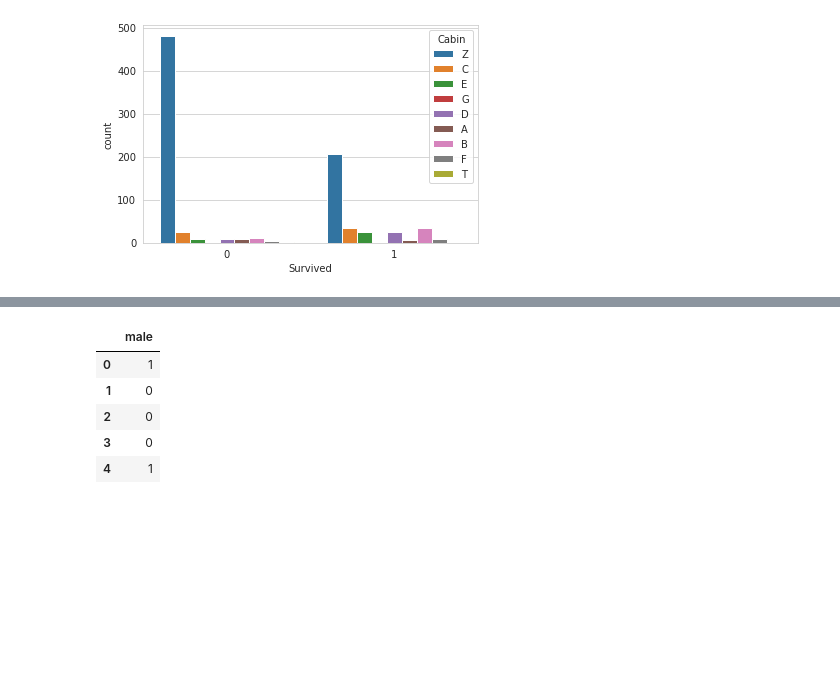
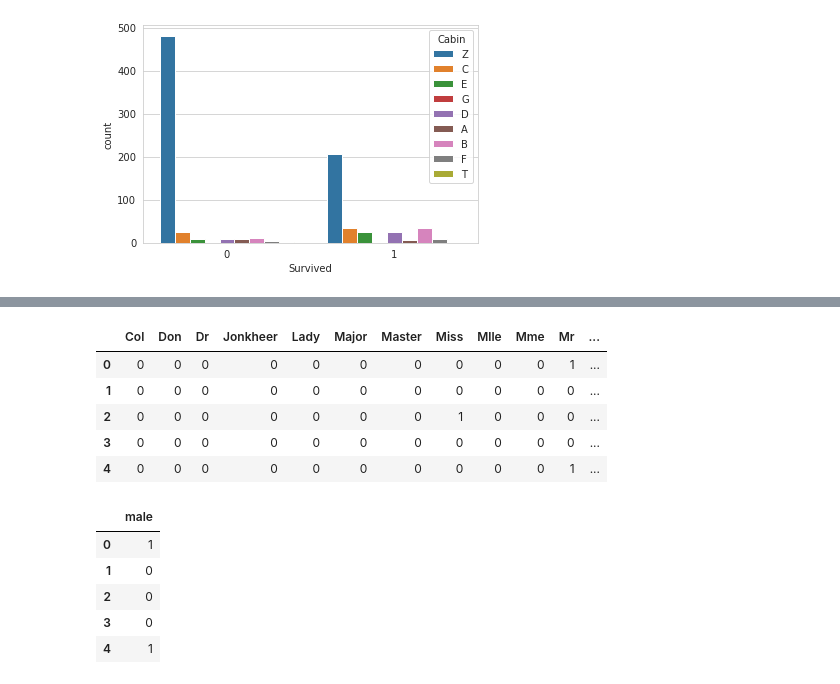
Before and after one commit to NinaPacifico/Titanic-Machile-Learning-from-disasrer, a Jupyter notebook: Titanic data.ipynb, the cells around one changed output, grey strips where cells are left out. Drawn from its saved outputs; the diff is of its cells as text; code cells hidden in the pictures; blank space fills up the shorter version.

```diff
--- a/Titanic data.ipynb
+++ b/Titanic data.ipynb
@@ -332 +387,11 @@ It is necessary to transform every column into a numberical one
+# %%
+name = pd.get_dummies(train['Name'],drop_first=True)
+name.head()
+# %% [output]
+|  | Col | Don | Dr | Jonkheer | Lady | Major | Master | Miss | Mlle | Mme | Mr | ... |
+| 0 | 0 | 0 | 0 | 0 | 0 | 0 | 0 | 0 | 0 | 0 | 1 | ... |
+| 1 | 0 | 0 | 0 | 0 | 0 | 0 | 0 | 0 | 0 | 0 | 0 | ... |
+| 2 | 0 | 0 | 0 | 0 | 0 | 0 | 0 | 1 | 0 | 0 | 0 | ... |
+| 3 | 0 | 0 | 0 | 0 | 0 | 0 | 0 | 0 | 0 | 0 | 0 | ... |
+| 4 | 0 | 0 | 0 | 0 | 0 | 0 | 0 | 0 | 0 | 0 | 1 | ... |
 # %%
```
Also changed, not shown: parts of 72 cells of this notebook.
